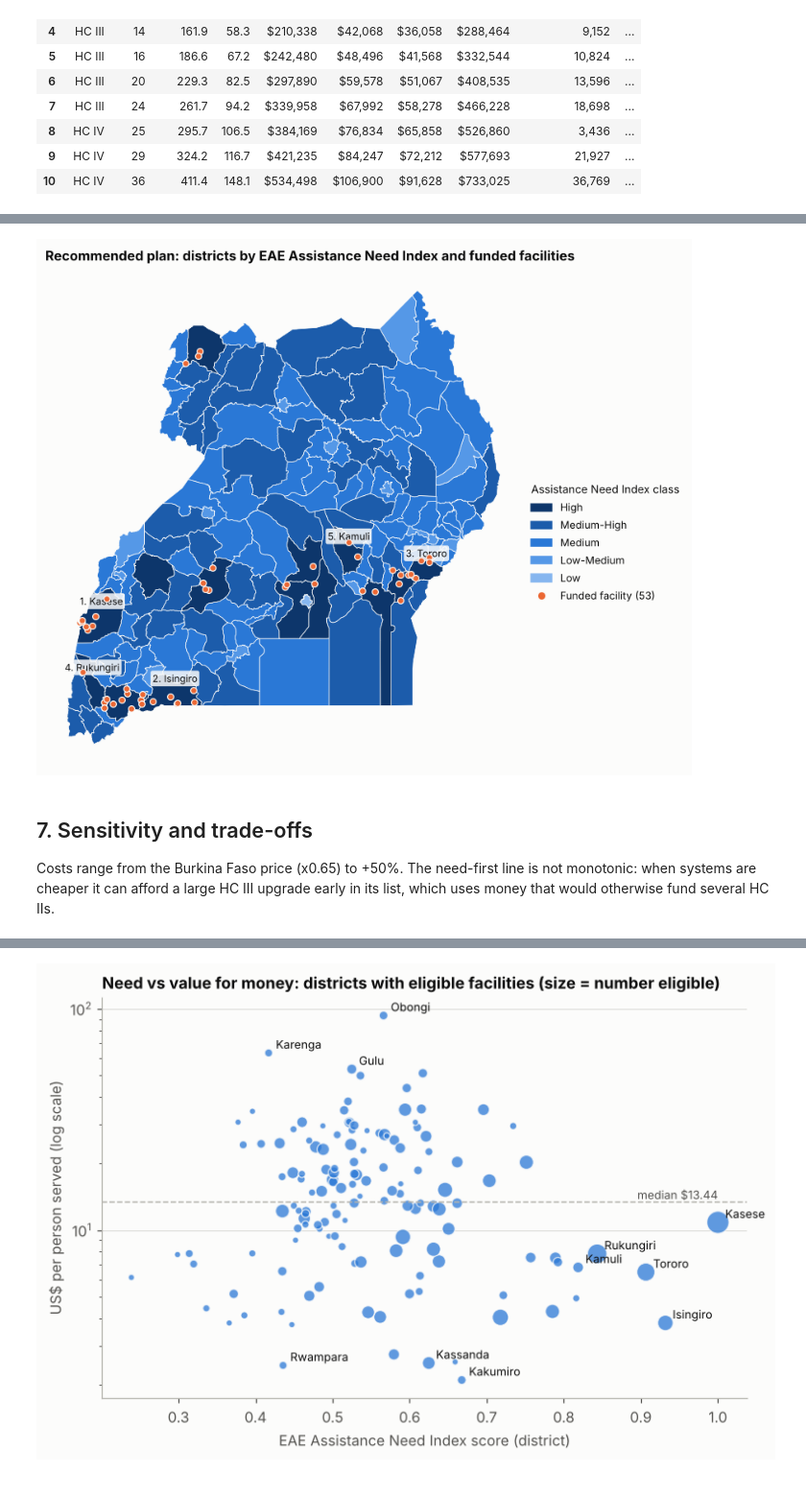
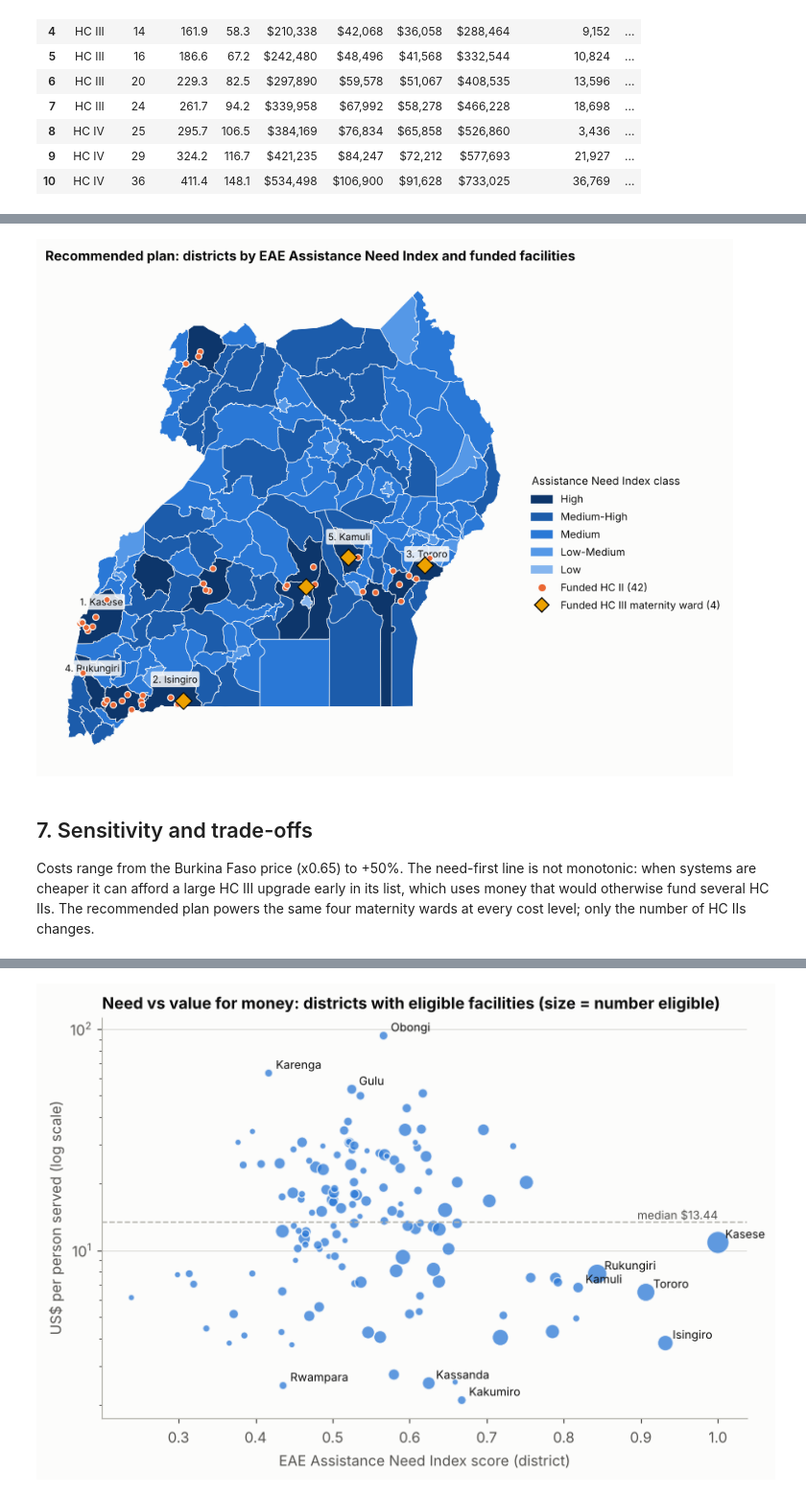
Before and after one commit to chilalaabubakar/EDA, a Jupyter notebook: Uganda_Healthcare_Electrification_EAE.ipynb, the cells around one changed output, grey strips where cells are left out. Shown at 96% size. Cells and saved outputs as stored; diff of their text form; code cells hidden in the pictures.

```diff
--- a/Uganda_Healthcare_Electrification_EAE.ipynb
+++ b/Uganda_Healthcare_Electrification_EAE.ipynb
@@ -844,6 +903,8 @@ VARIANTS = {
     "Only >2 km from lines (lecture filter)": (with_settings(distribution={"range": (2, 700)}), None),
     "Equal weights (all 3)": (with_settings(**{k: {"weight": 3} for k in EAE_LAYERS}), None),
     "Count unelectrified facilities only*": (LAYERS, unel_pixels),
+    "Add solar resource (GHI, weight 3)": (make_layers({**EAE_LAYERS, "ghi": {
+        "label": "Solar resource (GHI)", "weight": 3, "range": None, "why": ""}}), None),
 }
 base_top5, base_top10 = set(ranking["district"].head(5)), set(ranking["district"].head(10))
 var_rows, var_tops = [], {}
@@ -994,15 +1059,23 @@ out (if a facility no longer fits, it is skipped and the next one is tried).
 GROUP_RANK = {"Unelectrified": 0, "Under-electrified": 1}
 CLASS_RANK = {c: i for i, c in enumerate(CLASS_LABELS[::-1])}
 
+def is_maternity_gap(df):
+    """unelectrified facility with a maternity ward that fits the budget"""
+    return ((df["group"] == "Unelectrified") & df["LEVEL"].isin(MATERNITY_LEVELS)
+            & (df["total_cost"] <= MATERNITY_COST_CAP))
+
 def order_for(scenario, df):
     d = df.assign(group_rank=df["group"].map(GROUP_RANK), class_rank=df["class"].map(CLASS_RANK).fillna(9),
                   in_top=(~df["class"].isin(TOP_CLASSES)).astype(int))
+    d["maternity_rank"] = np.where(is_maternity_gap(d), 0, d["group_rank"] + 1)
     if scenario == "Need first":
         return d.sort_values(["score", "group_rank", "usd_per_person"], ascending=[False, True, True])
     if scenario == "Value for money":
         return d.sort_values(["usd_per_person"])
+    if scenario == "High-need, cheapest first":
+        return d.sort_values(["in_top", "class_rank", "group_rank", "usd_per_person"])
     if scenario == "Recommended":
-        return d.sort_values(["in_top", "class_rank", "group_rank", "usd_per_person"])
+        return d.sort_values(["in_top", "class_rank", "maternity_rank", "usd_per_person"])
     raise ValueError(scenario)
 
 def allocate(df, scenario, budget=BUDGET_USD):
@@ -1019,6 +1092,7 @@ def summarise(funded, remaining, df):
             "of which unelectrified": int((funded["group"] == "Unelectrified").sum()),
             "of which under-electrified": int((funded["group"] == "Under-electrified").sum()),
             "HC II / HC III / HC IV": "/".join(str(int((funded["LEVEL"] == l).sum())) for l in ["HC II", "HC III", "HC IV"]),
+            "maternity wards powered": int(funded["LEVEL"].isin(MATERNITY_LEVELS).sum()),
             "people reached": funded["catchment_pop"].sum(),
             "US$ per person": (BUDGET_USD - remaining) / funded["catchment_pop"].sum(),
             "districts reached": funded["district"].nunique(),
@@ -1029,17 +1103,19 @@ def summarise(funded, remaining, df):
             "unelectrified (eligible) left unfunded": int((df["group"] == "Unelectrified").sum()
                                                           - (funded["group"] == "Unelectrified").sum())}
 
-SCENARIOS = ["Need first", "Value for money", "Recommended"]
+SCENARIOS = ["Need first", "Value for money", "High-need, cheapest first", "Recommended"]
 PLANS = {s: allocate(eligible, s) for s in SCENARIOS}
 scenario_summary = pd.DataFrame({s: summarise(f, r, eligible) for s, (f, r) in PLANS.items()})
 scenario_summary.to_csv(TAB_DIR / "scenario_summary.csv")
-need, vfm, rec = (scenario_summary[s] for s in SCENARIOS)
-print(f"Need first:      {need['facilities funded']} facilities in {need['districts reached']} districts, "
-      f"{need['people reached']:,.0f} people at ${need['US$ per person']:.2f} each")
-print(f"Value for money: {vfm['facilities funded']} facilities in {vfm['districts reached']} districts, "
-      f"{vfm['people reached']:,.0f} people at ${vfm['US$ per person']:.2f} each; only "
-      f"{vfm['funded in High-class districts']} in High-need districts")
-print(f"Recommended:     {rec['facilities funded']} facilities in {rec['districts reached']} High-need districts, "
-      f"{rec['people reached']:,.0f} people at ${rec['US$ per person']:.2f} each")
+for s in SCENARIOS:
+    x = scenario_summary[s]
+    print(f"{s + ':':28s}{x['facilities funded']} facilities ({x['maternity wards powered']} with maternity wards) "
+          f"in {x['districts reached']} districts, {x['people reached']:,.0f} people at ${x['US$ per person']:.2f} "
+          f"each; {x['funded in High-class districts']} in High-need districts")
+hc2, rec = scenario_summary["High-need, cheapest first"], scenario_summary["Recommended"]
+print(f"\nPowering {rec['maternity wards powered']} maternity wards first costs "
+      f"{hc2['facilities funded'] - rec['facilities funded']} small health centres and "
+      f"{hc2['people reached'] - rec['people reached']:,.0f} people "
+      f"({1 - rec['people reached'] / hc2['people reached']:.0%} fewer) compared with funding HC IIs only.")
 scenario_summary
 # %% [output]
@@ -1106,34 +1186,41 @@ Total: $1,000,000
 # %%
 fig, ax = plt.subplots(figsize=(9.2, 7.4))
 classes_map = districts.merge(ranking[["district", "class"]], on="district", how="left")
 for label, colour in zip(CLASS_LABELS + [None], CLASS_COLOURS + ["#ecebe7"]):
     sub = classes_map[classes_map["class"].isna()] if label is None else classes_map[classes_map["class"] == label]
     if not sub.empty:
         sub.plot(ax=ax, color=colour, edgecolor=SURFACE, linewidth=0.5)
 pts = plan.to_crs(3857)
-ax.scatter(pts.geometry.x, pts.geometry.y, s=26, marker="o", c=ORANGE, edgecolors=SURFACE, linewidths=0.8, zorder=4)
+mat_pts = pts["LEVEL"].isin(MATERNITY_LEVELS)
+ax.scatter(pts.geometry.x[~mat_pts], pts.geometry.y[~mat_pts], s=26, marker="o", c=ORANGE, edgecolors=SURFACE,
+           linewidths=0.8, zorder=4)
+ax.scatter(pts.geometry.x[mat_pts], pts.geometry.y[mat_pts], s=95, marker="D", c=YELLOW, edgecolors=INK,
+           linewidths=0.9, zorder=5)
 for _, r in ranking.head(5).iterrows():
     c = districts.loc[districts["district"] == r["district"]].geometry.representative_point().iloc[0]
     ax.annotate(f"{r['rank']}. {r['district']}", (c.x, c.y), fontsize=8, color=INK, ha="center",
                 xytext=(0, 9), textcoords="offset points",
                 bbox=dict(boxstyle="round,pad=0.2", fc=SURFACE, ec="none", alpha=0.85))
 handles = [Patch(color=c, label=l) for l, c in zip(CLASS_LABELS[::-1], CLASS_COLOURS[::-1])]
 handles += [Line2D([], [], marker="o", ls="", color=ORANGE, markeredgecolor=SURFACE, markersize=7,
-                   label=f"Funded facility ({len(plan)})")]
+                   label=f"Funded HC II ({int((~mat_pts).sum())})"),
+            Line2D([], [], marker="D", ls="", color=YELLOW, markeredgecolor=INK, markersize=8,
+                   label=f"Funded HC III maternity ward ({int(mat_pts.sum())})")]
 ax.legend(handles=handles, loc="center left", bbox_to_anchor=(1.0, 0.45), fontsize=8.5,
           title="Assistance Need Index class", title_fontsize=9, alignment="left")
 ax.set_axis_off()
 ax.set_title("Recommended plan: districts by EAE Assistance Need Index and funded facilities", loc="left")
 savefig(fig, "fig5_recommended_plan_map")
 plt.show()
 # %% [output]
-[figure, old version]
+[figure, new version]
 # %% [markdown]
 ## 7. Sensitivity and trade-offs
 
 Costs range from the Burkina Faso price (x0.65) to +50%. The need-first line is not monotonic: when systems are
 cheaper it can afford a large HC III upgrade early in its list, which uses money that would otherwise fund
-several HC IIs.
+several HC IIs. The recommended plan powers the same four maternity wards at every cost level; only the number
+of HC IIs changes.
 # %%
 sens_rows = []
 for m in COST_MULTIPLIERS:
```
Also changed, not shown: parts of 18 cells of this notebook, 22 other files.
